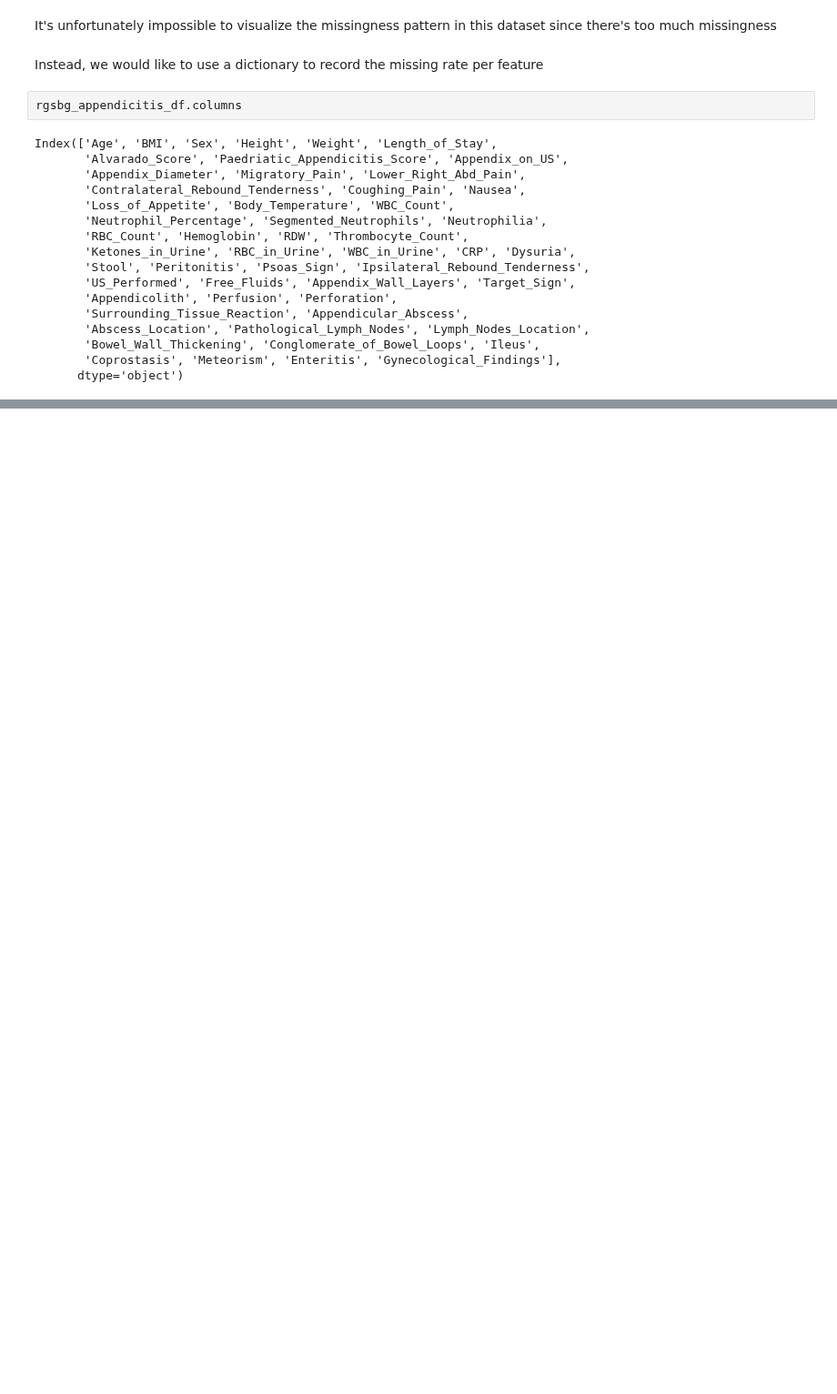
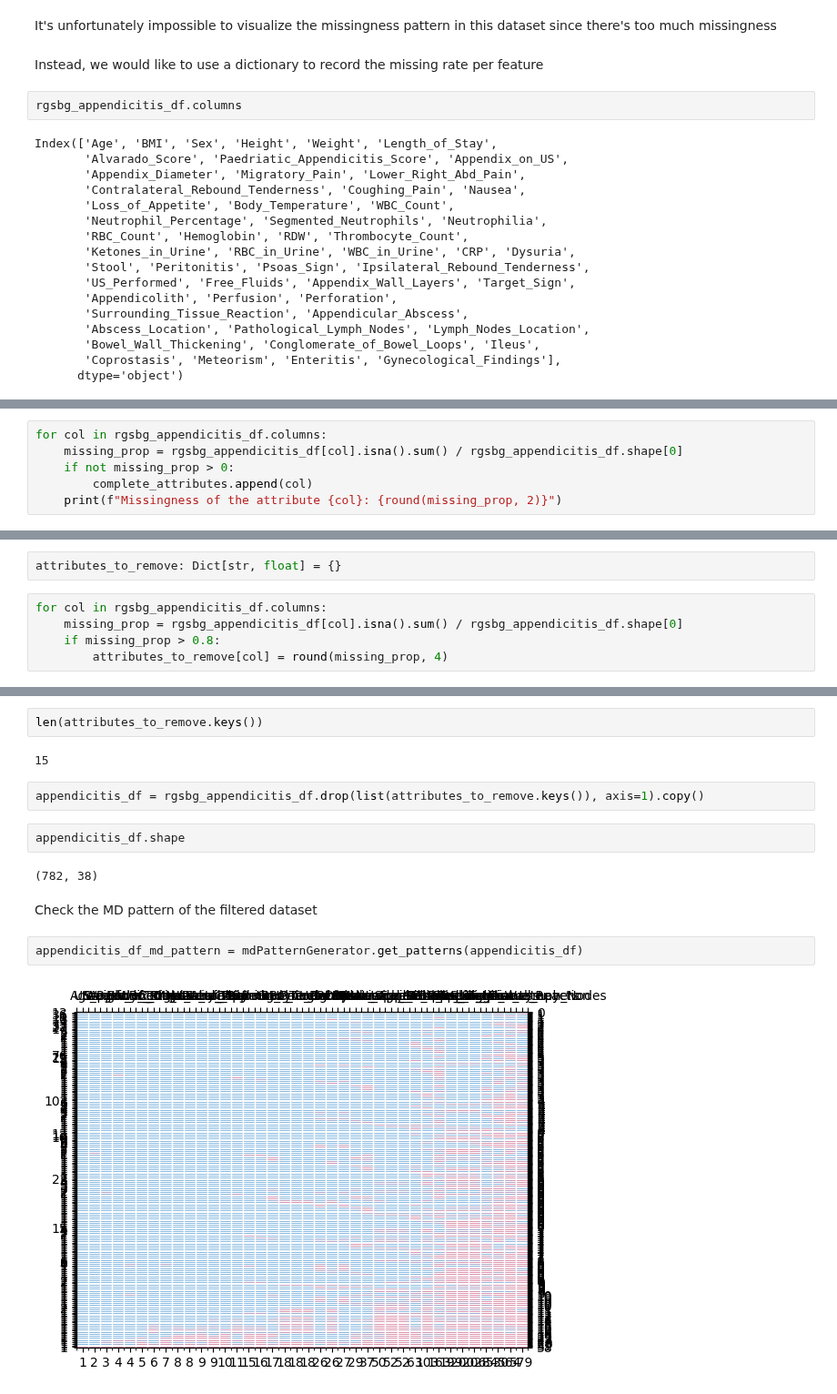
Before and after one commit to Orthologues/VAEQL_plus_Imputation, a Jupyter notebook: VAE_Q_learning_imputation_baseline/data_exploration/data_preprocessing.ipynb, the cells around one changed output, grey strips where cells are left out. Shown at 91% size. Cells and saved outputs as stored; diff of their text form; blank space fills up the shorter version.

```diff
--- a/VAE_Q_learning_imputation_baseline/data_exploration/data_preprocessing.ipynb
+++ b/VAE_Q_learning_imputation_baseline/data_exploration/data_preprocessing.ipynb
@@ -575,0 +655,6 @@ SyntaxError: incomplete input (787382552.py, line 2)
+# %%
+for col in rgsbg_appendicitis_df.columns:
+    missing_prop = rgsbg_appendicitis_df[col].isna().sum() / rgsbg_appendicitis_df.shape[0]
+    if not missing_prop > 0:
+        complete_attributes.append(col)
+    print(f"Missingness of the attribute {col}: {round(missing_prop, 2)}")
@@ -575,0 +687,7 @@ SyntaxError: incomplete input (787382552.py, line 2)
+# %%
+attributes_to_remove: Dict[str, float] = {}
+# %%
+for col in rgsbg_appendicitis_df.columns:
+    missing_prop = rgsbg_appendicitis_df[col].isna().sum() / rgsbg_appendicitis_df.shape[0]
+    if missing_prop > 0.8:
+        attributes_to_remove[col] = round(missing_prop, 4)
@@ -575,0 +712,16 @@ SyntaxError: incomplete input (787382552.py, line 2)
+# %%
+len(attributes_to_remove.keys())
+# %% [output]
+15
+# %%
+appendicitis_df = rgsbg_appendicitis_df.drop(list(attributes_to_remove.keys()), axis=1).copy()
+# %%
+appendicitis_df.shape
+# %% [output]
+(782, 38)
+# %% [markdown]
+Check the MD pattern of the filtered dataset
+# %%
+appendicitis_df_md_pattern = mdPatternGenerator.get_patterns(appendicitis_df)
+# %% [output]
+[figure, added]
```
Also changed, not shown: parts of 108 cells of this notebook, 1 other file.
